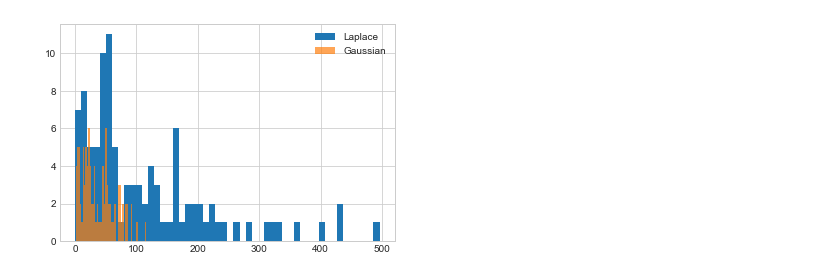
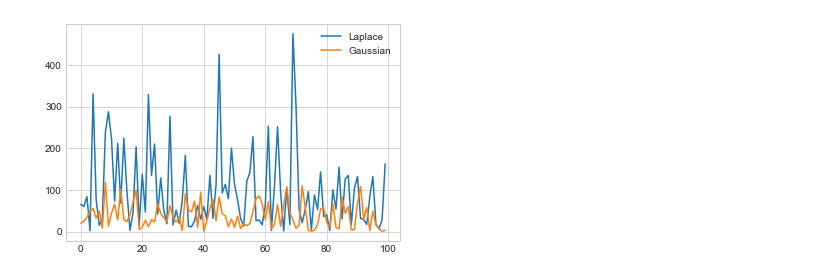
Before and after one commit to TeemoXu/CS211_final, a Jupyter notebook: FinalProject.ipynb, the cells around one changed output. Saved outputs shown, nothing was run; the diff lists cells and outputs as text; code cells hidden in the pictures.

Commit message:
graph

```diff
--- a/FinalProject.ipynb
+++ b/FinalProject.ipynb
@@ -32,19 +32,31 @@ random_lower_bounds_rating = [random.uniform(3, 4) for _ in range(100)]
 random_workload_rating = [(lb, random.uniform(lb, 5)) for lb in random_lower_bounds_rating]
 real_rates = [range_query(data, 'User Rating', lb, ub) for (lb, ub) in random_workload_rating]
 
-# use of laplace mechnism
+# use for laplace mechnism
 def workload_laplace_vec(workload, epsilon):
     sensitivity = 1 * len(workload)
     answers = laplace_mech_vec([range_query(data, 'User Rating', lb, ub) for (lb, ub) in workload], sensitivity, epsilon)
     return answers
-
+# use gaussian mechnism
 def workload_gaussian_vec(workload, epsilon, delta):
     sensitivity = np.sqrt(len(workload))
     answers = gaussian_mech_vec([range_query(data, 'User Rating', lb, ub) for (lb, ub) in workload], sensitivity, epsilon, delta)
     return answers
 
-errors_lap = [abs(r_a - l_a) for (r_a, l_a) in zip(real_rates, workload_laplace_vec(random_workload_rating, 1.0))]
-errors_gau = [abs(r_a - l_a) for (r_a, l_a) in zip(real_rates, workload_gaussian_vec(random_workload_rating, 1.0, 1e-5))]
-print('Average absolute error for laplace mechnism:', np.mean(errors_lap))
-print('Average absolute error for gaussion mechnism:', np.mean(errors_gau))
+errors_lap_1 = [abs(r_a - l_a) for (r_a, l_a) in zip(real_rates, workload_laplace_vec(random_workload_rating, 0.01))]
+errors_lap_2 = [abs(r_a - l_a) for (r_a, l_a) in zip(real_rates, workload_laplace_vec(random_workload_rating, 1.0))]
+errors_lap_3 = [abs(r_a - l_a) for (r_a, l_a) in zip(real_rates, workload_laplace_vec(random_workload_rating, 100.0))]
+errors_gau_1 = [abs(r_a - l_a) for (r_a, l_a) in zip(real_rates, workload_gaussian_vec(random_workload_rating, 0.01, 1e-5))]
+errors_gau_2 = [abs(r_a - l_a) for (r_a, l_a) in zip(real_rates, workload_gaussian_vec(random_workload_rating, 1.0, 1e-5))]
+errors_gau_3 = [abs(r_a - l_a) for (r_a, l_a) in zip(real_rates, workload_gaussian_vec(random_workload_rating, 100.0, 1e-5))]
+
+print("When epsilon == 0.01 ------------------------------------------------")
+print('Average absolute error for laplace mechnism:', np.mean(errors_lap_1))
+print('Average absolute error for gaussion mechnism:', np.mean(errors_gau_1))
+print("When epsilon == 1.0 ------------------------------------------------")
+print('Average absolute error for laplace mechnism:', np.mean(errors_lap_2))
+print('Average absolute error for gaussion mechnism:', np.mean(errors_gau_2))
+print("When epsilon == 100.0 ------------------------------------------------")
+print('Average absolute error for laplace mechnism:', np.mean(errors_lap_3))
+print('Average absolute error for gaussion mechnism:', np.mean(errors_gau_3))
 # %% [output]
@@ -66,6 +72,6 @@ plt.legend();
 # %%
-plt.hist(errors_lap, bins=50, label='Laplace')
-plt.hist(errors_gau, bins=50, alpha=.7, label='Gaussian');
+plt.plot(errors_lap_2, label='Laplace')
+plt.plot(errors_gau_2, label='Gaussian');
 plt.legend();
 # %% [output]
-[figure, old version]
+[figure, new version]
```
Also changed, not shown: parts of 2 cells of this notebook.
